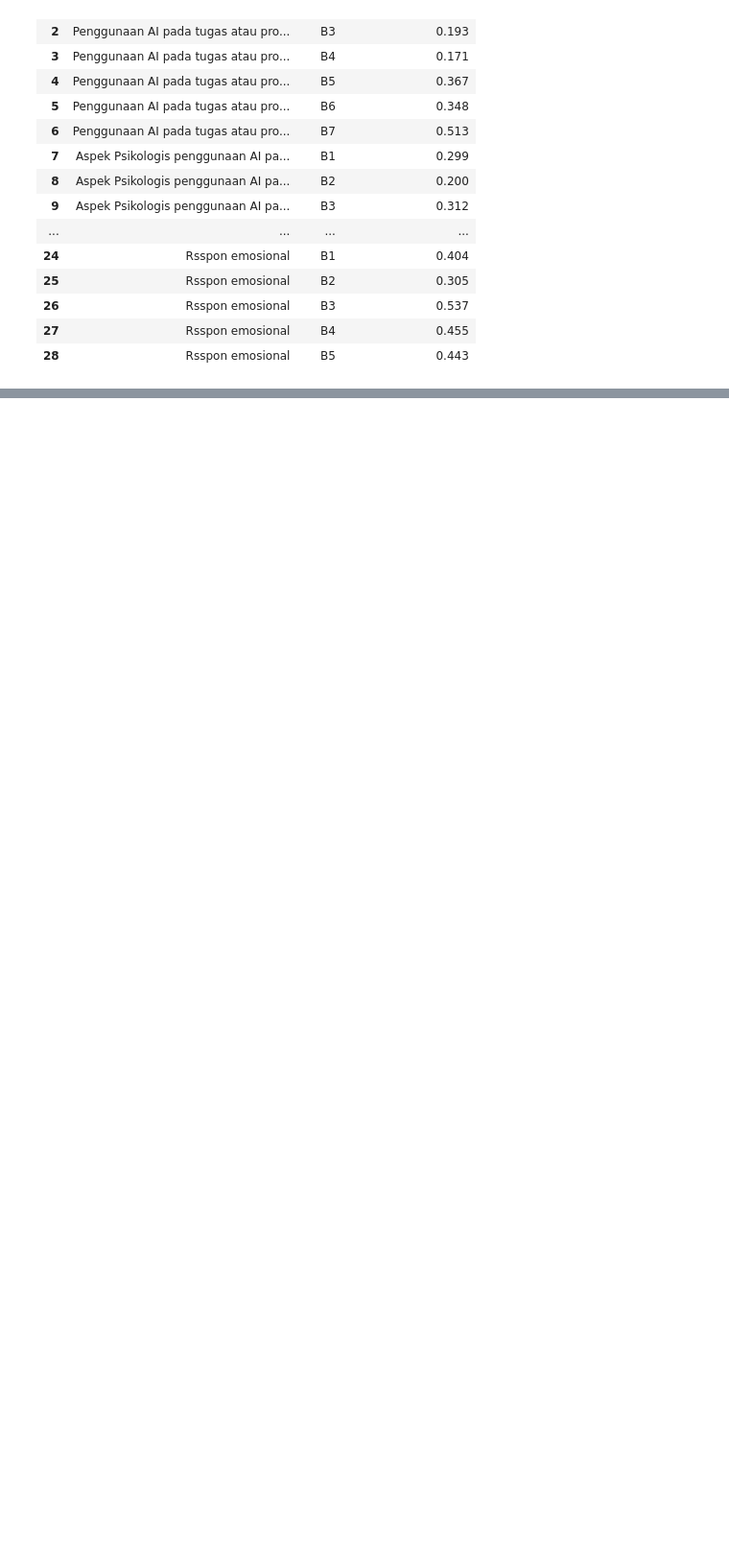
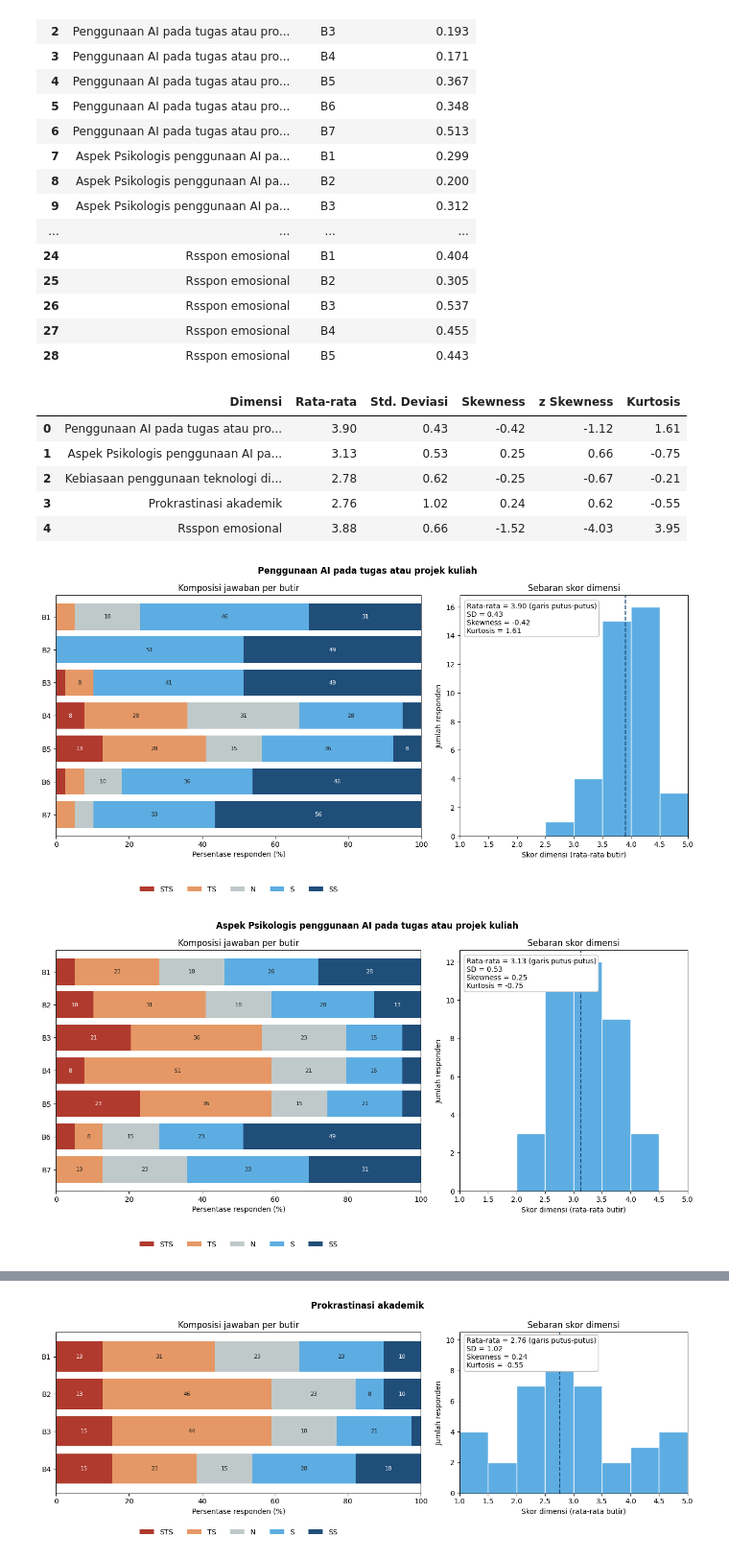
Before and after one commit to milaazizah/Uji-Validitas-Reliabilitas, a Jupyter notebook: uji_validitas_reliabilitas.ipynb, the cells around one changed output, grey strips where cells are left out. Shown at 96% size. Cells and saved outputs as stored; diff of their text form; code cells hidden in the pictures; blank space fills up the shorter version.

```diff
--- a/uji_validitas_reliabilitas.ipynb
+++ b/uji_validitas_reliabilitas.ipynb
@@ -170,3 +170,73 @@ display(tabel_alpha_dihapus)
 | 26 | Rsspon emosional | B3 | 0.537 |
 | 27 | Rsspon emosional | B4 | 0.455 |
 | 28 | Rsspon emosional | B5 | 0.443 |
+# %%
+import numpy as np
+import pandas as pd
+import matplotlib.pyplot as plt
+
+# Butuh variabel dari langkah sebelumnya: dimensi (dict) dan num (data angka 1-5)
+n = len(num)
+se_skew = np.sqrt(6*n*(n-1)/((n-2)*(n+1)*(n+3)))   # galat baku skewness
+
+label = ["STS", "TS", "N", "S", "SS"]
+warna = ["#B03A2E", "#E59866", "#BFC9CA", "#5DADE2", "#1F4E79"]
+
+# ---------- 1. Tabel statistik deskriptif per dimensi ----------
+hasil = []
+for nama, daftar in dimensi.items():
+    skor = num[daftar].mean(axis=1)            # skor dimensi = rata-rata butir (skala 1-5)
+    hasil.append({
+        "Dimensi": nama.strip(" ."),
+        "Rata-rata": round(skor.mean(), 2),
+        "Std. Deviasi": round(skor.std(ddof=1), 2),
+        "Skewness": round(skor.skew(), 2),
+        "z Skewness": round(skor.skew()/se_skew, 2),   # |z| > 1,96 -> kemiringan signifikan
+        "Kurtosis": round(skor.kurt(), 2),             # excess kurtosis (normal = 0)
+    })
+tabel_deskriptif = pd.DataFrame(hasil)
+display(tabel_deskriptif)
+
+# ---------- 2. Grafik per dimensi: komposisi jawaban + sebaran skor dimensi ----------
+for nama, daftar in dimensi.items():
+    skor = num[daftar].mean(axis=1)
+    persen = pd.DataFrame({
+        f"B{i}": num[k].value_counts(normalize=True).reindex(range(1, 6), fill_value=0) * 100
+        for i, k in enumerate(daftar, 1)}).T
+    persen.columns = label
+
+    fig, (a1, a2) = plt.subplots(1, 2, figsize=(13, 0.6*len(daftar) + 2.6),
+                                 gridspec_kw={"width_ratios": [1.6, 1]})
+
+    # kiri: komposisi jawaban per butir (%)
+    persen.plot(kind="barh", stacked=True, color=warna, width=0.8, ax=a1, legend=False)
+    for bar_group, col in zip(a1.containers, label):
+        a1.bar_label(bar_group, labels=[f"{v:.0f}" if v >= 7 else "" for v in persen[col]],
+                     label_type="center", fontsize=8,
+                     color="white" if col in ("STS", "SS") else "#222")
+    a1.invert_yaxis(); a1.set_xlim(0, 100)
+    a1.set_xlabel("Persentase responden (%)"); a1.set_title("Komposisi jawaban per butir")
+    a1.legend(ncol=5, loc="upper center", bbox_to_anchor=(0.5, -0.18), frameon=False)
+
+    # kanan: histogram skor dimensi + SD, skewness, kurtosis
+    a2.hist(skor, bins=np.arange(1, 5.51, 0.5), color="#5DADE2", edgecolor="white")
+    a2.axvline(skor.mean(), color="#1F4E79", ls="--", lw=1.5)
+    a2.set_xlim(1, 5); a2.set_xlabel("Skor dimensi (rata-rata butir)"); a2.set_ylabel("Jumlah responden")
+    a2.set_title("Sebaran skor dimensi")
+    teks = (f"Rata-rata = {skor.mean():.2f} (garis putus-putus)\nSD = {skor.std(ddof=1):.2f}\n"
+            f"Skewness = {skor.skew():.2f}\nKurtosis = {skor.kurt():.2f}")
+    a2.text(0.03, 0.97, teks, transform=a2.transAxes, va="top", fontsize=10,
+            bbox=dict(boxstyle="round", fc="white", ec="#BBBBBB"))
+
+    fig.suptitle(nama.strip(" ."), fontweight="bold")
+    fig.tight_layout()
+    plt.show()
+# %% [output]
+|  | Dimensi | Rata-rata | Std. Deviasi | Skewness | z Skewness | Kurtosis |
+| 0 | Penggunaan AI pada tugas atau pro... | 3.90 | 0.43 | -0.42 | -1.12 | 1.61 |
+| 1 | Aspek Psikologis penggunaan AI pa... | 3.13 | 0.53 | 0.25 | 0.66 | -0.75 |
+| 2 | Kebiasaan penggunaan teknologi di... | 2.78 | 0.62 | -0.25 | -0.67 | -0.21 |
+| 3 | Prokrastinasi akademik | 2.76 | 1.02 | 0.24 | 0.62 | -0.55 |
+| 4 | Rsspon emosional | 3.88 | 0.66 | -1.52 | -4.03 | 3.95 |
+[figure, added]
+[figure, added]
@@ -172,0 +244 @@ display(tabel_alpha_dihapus)
+[figure, added]
```
Also changed, not shown: parts of 2 cells of this notebook.
